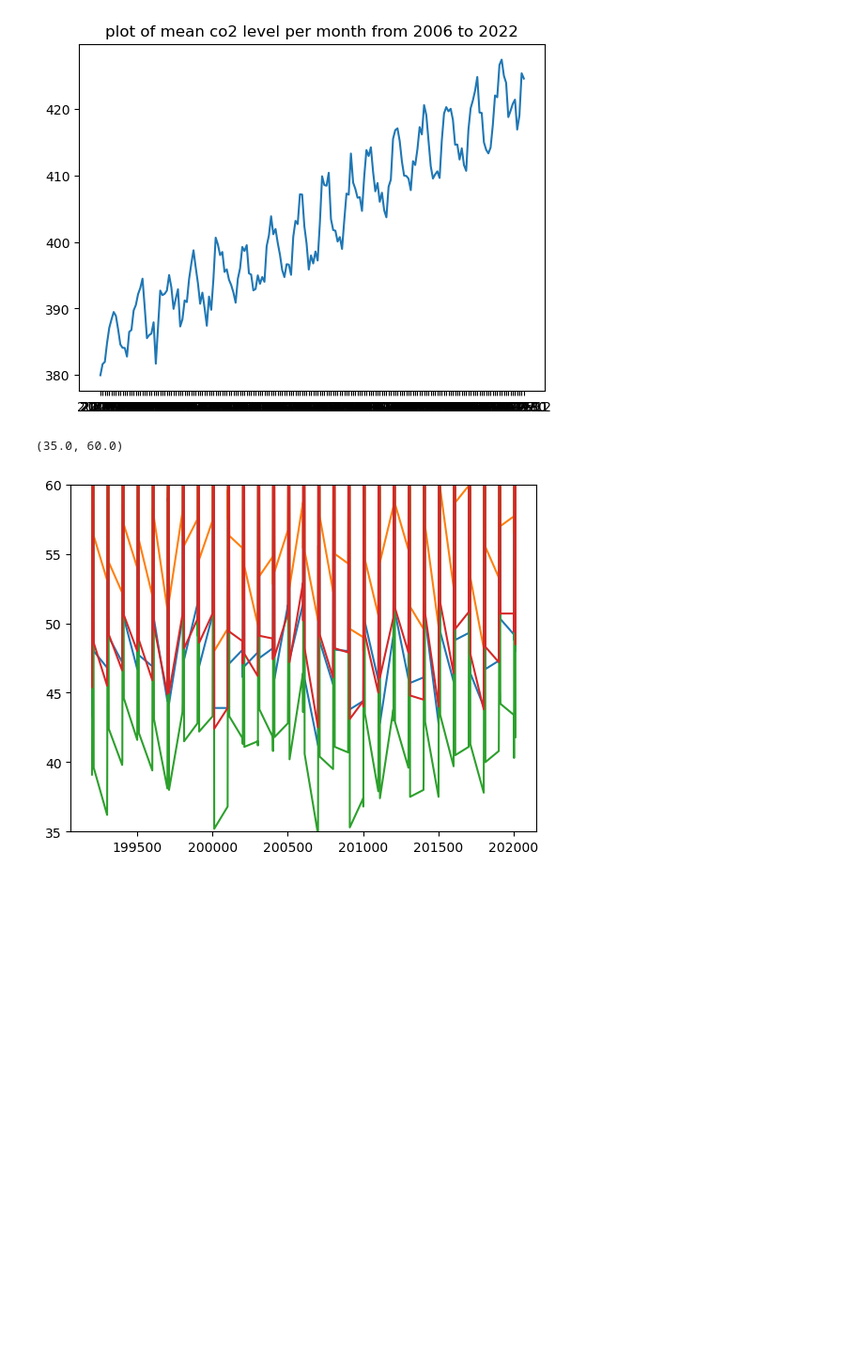
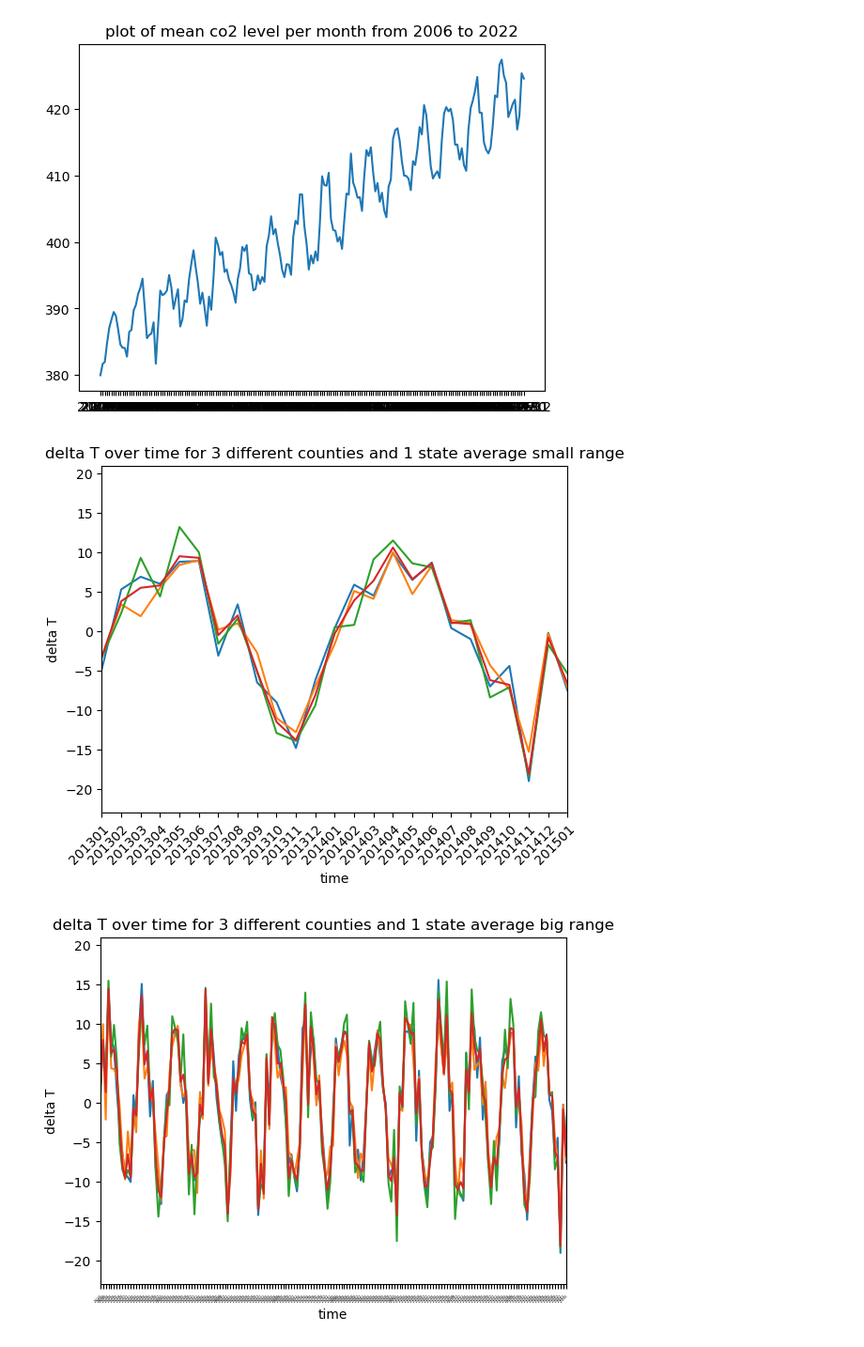
Before and after one commit to J0bster/forestfires_usa, a Jupyter notebook: sijmen/monthly_co2.ipynb, the cells around one changed output. Shown at 94% size. Drawn from its saved outputs; the diff is of its cells as text; code cells hidden in the pictures; blank space fills up the shorter version.

Commit message:
temperature data check if state == county trend

```diff
--- a/sijmen/monthly_co2.ipynb
+++ b/sijmen/monthly_co2.ipynb
@@ -72,20 +72,49 @@ df_drought["MapDate"] = df_drought["MapDate"].astype(str)
 df_drought["year"] = df_drought["MapDate"].str.slice(0, 4)
 df_drought["month"] = df_drought["MapDate"].str.slice(4,6) # the date values are now string!!!
 df_drought["day"] = df_drought["MapDate"].str.slice(6,8)
-# %%
-os.chdir("..")
-os.chdir("sijmen")
-
-df_texas = pd.read_csv("texas_meanT.csv", header = 4)
-df_pecos = pd.read_csv("pecos_meanT.csv", header = 4)
-df_harris = pd.read_csv("harris_meanT.csv", header = 4)
-df_floyd = pd.read_csv("floyd_meanT.csv", header = 4)
-
-plt.plot(df_texas["Date"], df_pecos["Value"])
-plt.plot(df_texas["Date"], df_harris["Value"])
-plt.plot(df_texas["Date"], df_floyd["Value"])
-plt.plot(df_texas["Date"], df_texas["Value"])
-plt.ylim(35, 60)
-# %% [output]
-(35.0, 60.0)
-[figure, removed]
+# %%
+os.chdir("..")
+os.chdir("sijmen")
+
+df_texas = pd.read_csv("texas_meanT.csv", header = 4)
+df_pecos = pd.read_csv("pecos_meanT.csv", header = 4)
+df_harris = pd.read_csv("harris_meanT.csv", header = 4)
+df_floyd = pd.read_csv("floyd_meanT.csv", header = 4)
+
+df_texas["delta"] = df_texas["Value"].diff()
+df_pecos["delta"] = df_pecos["Value"].diff()
+df_harris["delta"] = df_harris["Value"].diff()
+df_floyd["delta"] = df_floyd["Value"].diff()
+
+df_pecos["Date"] =  df_pecos["Date"].astype(str)
+df_harris["Date"] =  df_harris["Date"].astype(str)
+df_floyd["Date"] =  df_floyd["Date"].astype(str)
+df_texas["Date"] =  df_texas["Date"].astype(str)
+
+plt.plot(df_texas["Date"], df_pecos["delta"])
+plt.plot(df_texas["Date"], df_harris["delta"])
+plt.plot(df_texas["Date"], df_floyd["delta"])
+plt.plot(df_texas["Date"], df_texas["delta"])
+
+plt.title("delta T over time for 3 different counties and 1 state average small range")
+plt.xlabel("time")
+plt.xticks(df_texas["Date"], labels=df_texas["Date"], rotation=45, rotation_mode="anchor", ha="right", size = 10)
+plt.xlim("201301", "201501")
+plt.ylabel("delta T")
+plt.show()
+
+
+plt.plot(df_texas["Date"], df_pecos["delta"])
+plt.plot(df_texas["Date"], df_harris["delta"])
+plt.plot(df_texas["Date"], df_floyd["delta"])
+plt.plot(df_texas["Date"], df_texas["delta"])
+
+plt.title("delta T over time for 3 different counties and 1 state average big range")
+plt.xlabel("time")
+plt.xticks(df_texas["Date"], labels=df_texas["Date"], rotation=45, rotation_mode="anchor", ha="right", size = 2)
+plt.xlim("200101", "201501")
+plt.ylabel("delta T")
+plt.show()
+# %% [output]
+[figure, added]
+[figure, added]
```
